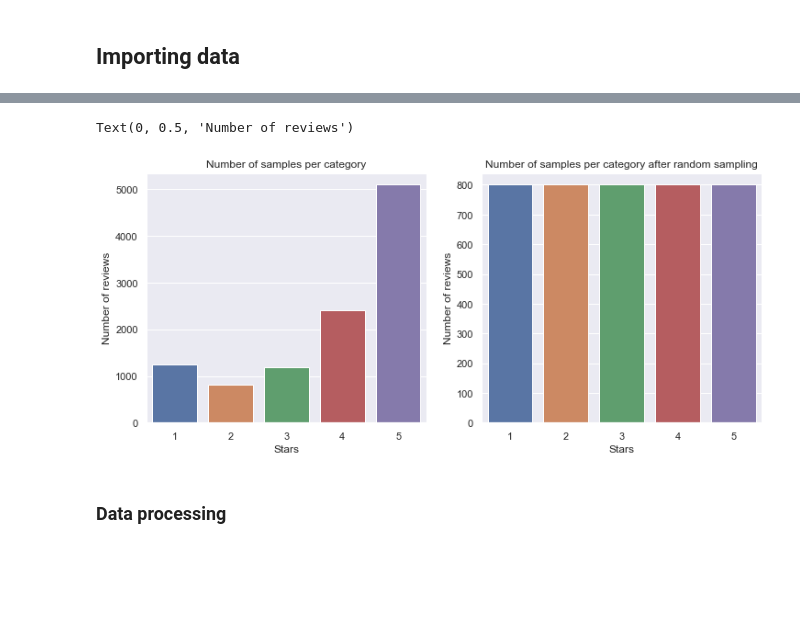
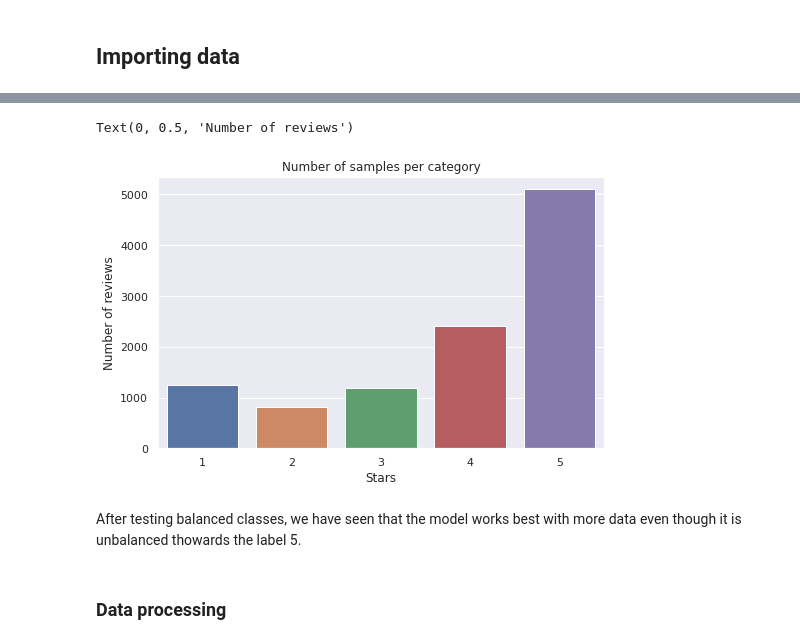
Before and after one commit to dibuja/mlops-project, a Jupyter notebook: notebooks/YalpReviewsFGSentimentAnalysis.ipynb, the cells around one changed output, grey strips where cells are left out. Saved outputs shown, nothing was run; the diff lists cells and outputs as text; code cells hidden in the pictures; blank space fills up the shorter version.

Commit message:
Model working and tested

```diff
--- a/notebooks/YalpReviewsFGSentimentAnalysis.ipynb
+++ b/notebooks/YalpReviewsFGSentimentAnalysis.ipynb
@@ -421,24 +95,12 @@ df.head()
-# %%
-fig, axes = plt.subplots(1,2,figsize=(12,5))
-
-sns.barplot(ax=axes[0], x=df.stars_review.value_counts().index, y=df.stars_review.value_counts())
-axes[0].tick_params(axis='x')
-axes[0].set_title("Number of samples per category")
-axes[0].set_xlabel('Stars')
-axes[0].set_ylabel('Number of reviews')
-
-#Sample the same amount of reviews from each category
-df = df.groupby('stars_review').apply(lambda x: x.sample(800, random_state=42)).reset_index(drop=True)
-
-#Used to shuffle the samples
-df = df.sample(frac=1, random_state=42).reset_index(drop=True)
-
-sns.barplot(ax=axes[1], x=df.stars_review.value_counts().index, y=df.stars_review.value_counts())
-axes[1].tick_params(axis='x')
-axes[1].set_title("Number of samples per category after random sampling")
-axes[1].set_xlabel('Stars')
-axes[1].set_ylabel('Number of reviews')
-# %% [output]
-Text(0, 0.5, 'Number of reviews')
-[figure, removed]
+# %%
+plt = sns.barplot(x=df.stars_review.value_counts().index, y=df.stars_review.value_counts())
+plt.tick_params(axis='x')
+plt.set_title("Number of samples per category")
+plt.set_xlabel('Stars')
+plt.set_ylabel('Number of reviews')
+# %% [output]
+Text(0, 0.5, 'Number of reviews')
+[figure, added]
+# %% [markdown]
+After testing balanced classes, we have seen that the model works best with more data even though it is unbalanced thowards the label 5.
 # %%
```
Also changed, not shown: parts of 60 cells of this notebook, 2 other files.
